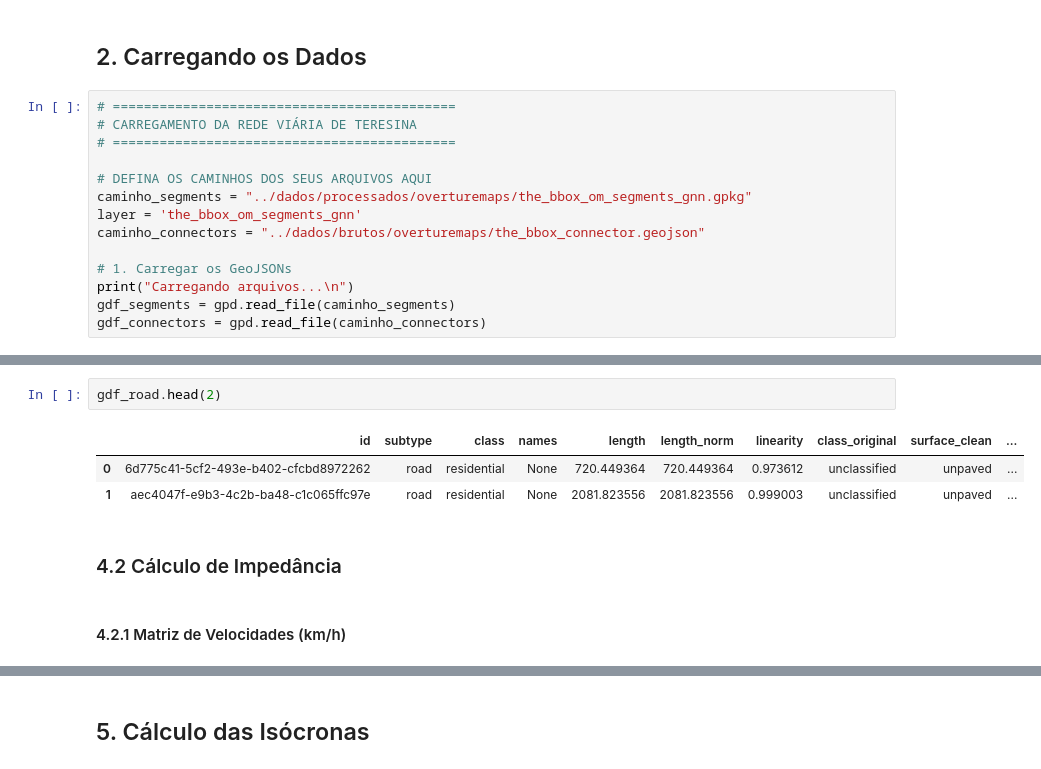
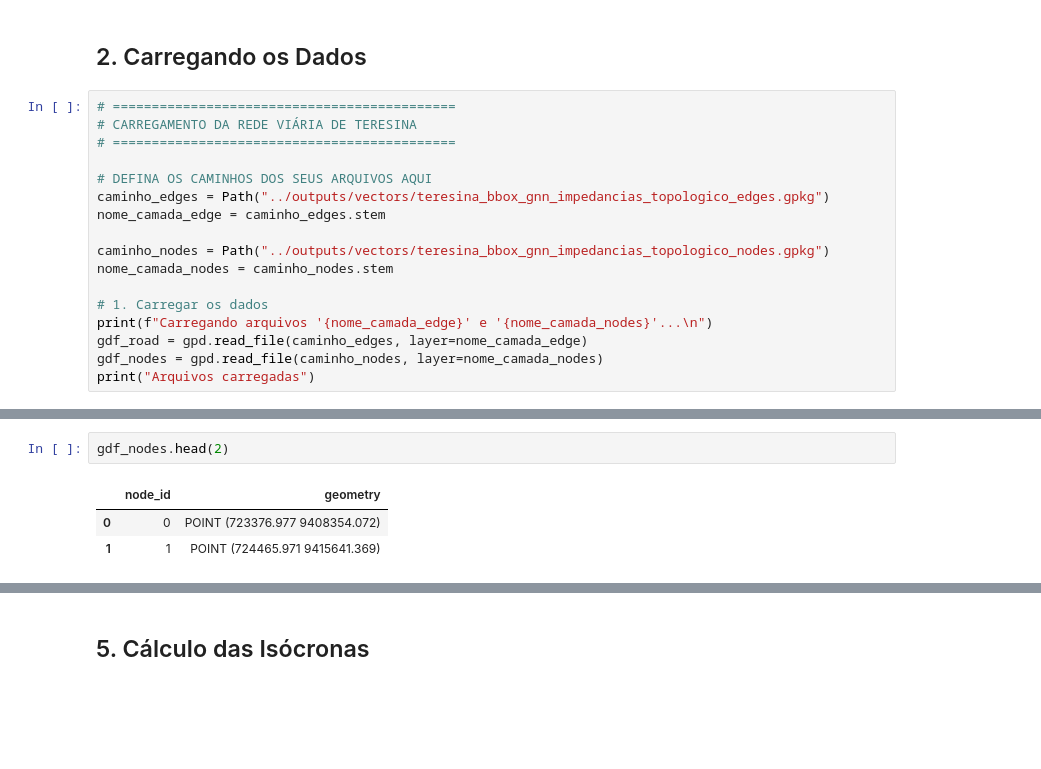
Before and after one commit to felipedantas-pi/mapeprof-accessibility-ubs, a Jupyter notebook: notebooks/04 - Calculando Isocronas parte 2.ipynb, the cells around one changed output, grey strips where cells are left out. Cells and saved outputs as stored; diff of their text form; blank space fills up the shorter version.

```diff
--- a/notebooks/02_processamento_rede (overturemaps).ipynb
+++ b/notebooks/04 - Calculando Isocronas parte 2.ipynb
@@ -50,12 +43,15 @@ Parametros globais de gráfico!
 # ============================================
 
 # DEFINA OS CAMINHOS DOS SEUS ARQUIVOS AQUI
-caminho_segments = "../dados/processados/overturemaps/the_bbox_om_segments_gnn.gpkg"
-layer = 'the_bbox_om_segments_gnn'
-caminho_connectors = "../dados/brutos/overturemaps/the_bbox_connector.geojson"
+caminho_edges = Path("../outputs/vectors/teresina_bbox_gnn_impedancias_topologico_edges.gpkg")
+nome_camada_edge = caminho_edges.stem
 
-# 1. Carregar os GeoJSONs
-print("Carregando arquivos...\n")
-gdf_segments = gpd.read_file(caminho_segments)
-gdf_connectors = gpd.read_file(caminho_connectors)
+caminho_nodes = Path("../outputs/vectors/teresina_bbox_gnn_impedancias_topologico_nodes.gpkg")
+nome_camada_nodes = caminho_nodes.stem
+
+# 1. Carregar os dados
+print(f"Carregando arquivos '{nome_camada_edge}' e '{nome_camada_nodes}'...\n")
+gdf_road = gpd.read_file(caminho_edges, layer=nome_camada_edge)
+gdf_nodes = gpd.read_file(caminho_nodes, layer=nome_camada_nodes)
+print("Arquivos carregadas")
 # %% [output]
@@ -175,10 +61,6 @@ Total de Trechos (Arestas): 63548
 # %%
-gdf_road.head(2)
+gdf_nodes.head(2)
 # %% [output]
-|  | id | subtype | class | names | length | length_norm | linearity | class_original | surface_clean | ... |
-| 0 | 6d775c41-5cf2-493e-b402-cfcbd8972262 | road | residential | None | 720.449364 | 720.449364 | 0.973612 | unclassified | unpaved | ... |
-| 1 | aec4047f-e9b3-4c2b-ba48-c1c065ffc97e | road | residential | None | 2081.823556 | 2081.823556 | 0.999003 | unclassified | unpaved | ... |
+|  | node_id | geometry |
+| 0 | 0 | POINT (723376.977 9408354.072) |
+| 1 | 1 | POINT (724465.971 9415641.369) |
-# %% [markdown]
-### 4.2 Cálculo de Impedância
-# %% [markdown]
-#### 4.2.1 Matriz de Velocidades (km/h)
```
Also changed, not shown: parts of 42 cells of this notebook, 8 other files.
